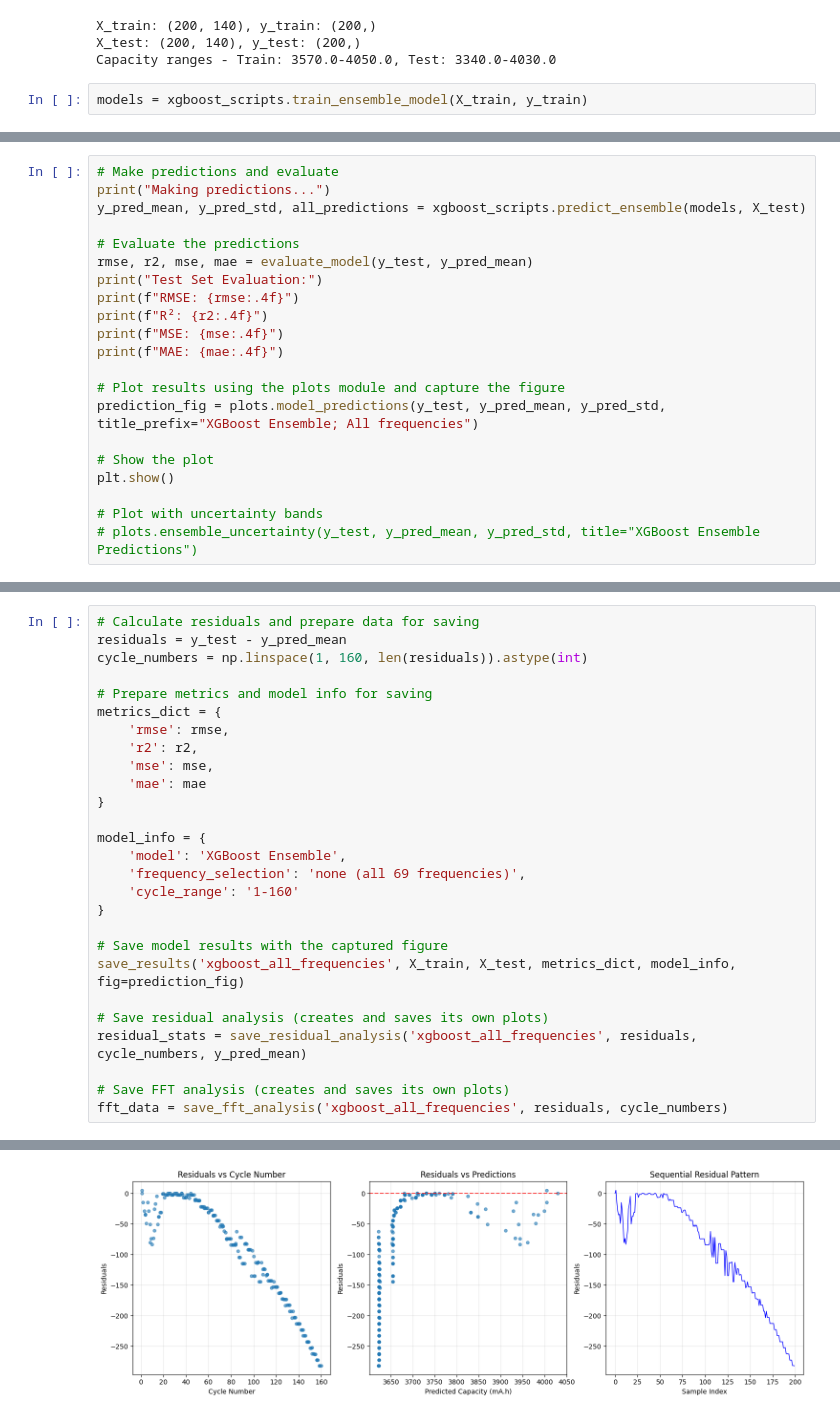
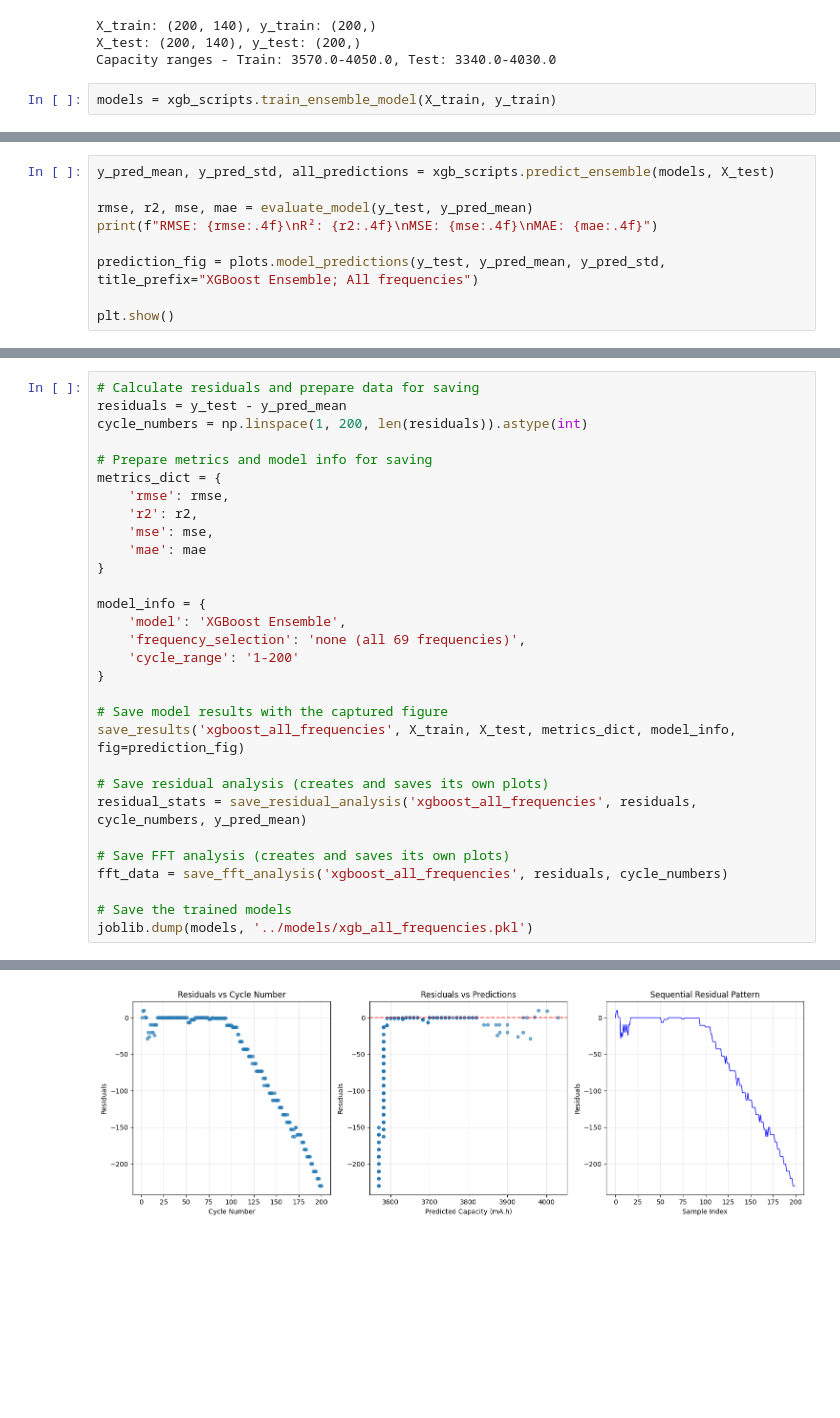
Before and after one commit to NithinJakrebet/eis-ml, a Jupyter notebook: notebooks/gradient_boosting.ipynb, the cells around one changed output, grey strips where cells are left out. Cells and saved outputs as stored; diff of their text form; blank space fills up the shorter version.

```diff
--- a/notebooks/gradient_boosting.ipynb
+++ b/notebooks/gradient_boosting.ipynb
@@ -40,4 +34,4 @@ X_train: (200, 140), y_train: (200,)
 X_test: (200, 140), y_test: (200,)
 Capacity ranges - Train: 3570.0-4050.0, Test: 3340.0-4030.0
 # %%
-models = xgboost_scripts.train_ensemble_model(X_train, y_train)
+models = xgb_scripts.train_ensemble_model(X_train, y_train)
@@ -47,22 +38,10 @@ Training ensemble of 10 XGBoost models...
 # %%
-# Make predictions and evaluate
-print("Making predictions...")
-y_pred_mean, y_pred_std, all_predictions = xgboost_scripts.predict_ensemble(models, X_test)
+y_pred_mean, y_pred_std, all_predictions = xgb_scripts.predict_ensemble(models, X_test)
 
-# Evaluate the predictions
 rmse, r2, mse, mae = evaluate_model(y_test, y_pred_mean)
-print("Test Set Evaluation:")
-print(f"RMSE: {rmse:.4f}")
-print(f"R²: {r2:.4f}")
-print(f"MSE: {mse:.4f}")
-print(f"MAE: {mae:.4f}")
+print(f"RMSE: {rmse:.4f}\nR²: {r2:.4f}\nMSE: {mse:.4f}\nMAE: {mae:.4f}")
 
-# Plot results using the plots module and capture the figure
 prediction_fig = plots.model_predictions(y_test, y_pred_mean, y_pred_std, title_prefix="XGBoost Ensemble; All frequencies")
 
-# Show the plot
 plt.show()
-
-# Plot with uncertainty bands
-# plots.ensemble_uncertainty(y_test, y_pred_mean, y_pred_std, title="XGBoost Ensemble Predictions")
 # %% [output]
@@ -82,7 +59,7 @@ XGBoost Ensemble; All frequencies Prediction Analysis:
 # %%
 # Calculate residuals and prepare data for saving
 residuals = y_test - y_pred_mean
-cycle_numbers = np.linspace(1, 160, len(residuals)).astype(int)
+cycle_numbers = np.linspace(1, 200, len(residuals)).astype(int)
 
 # Prepare metrics and model info for saving
 metrics_dict = {
@@ -95,7 +72,7 @@ metrics_dict = {
 model_info = {
     'model': 'XGBoost Ensemble',
     'frequency_selection': 'none (all 69 frequencies)',
-    'cycle_range': '1-160'
+    'cycle_range': '1-200'
 }
 
 # Save model results with the captured figure
@@ -106,4 +83,7 @@ residual_stats = save_residual_analysis('xgboost_all_frequencies', residuals, cy
 
 # Save FFT analysis (creates and saves its own plots)
 fft_data = save_fft_analysis('xgboost_all_frequencies', residuals, cycle_numbers)
+
+# Save the trained models
+joblib.dump(models, '../models/xgb_all_frequencies.pkl')
 # %% [output]
@@ -113 +94 @@ Saved residual plots: /Users/nithin.jakrebet/Desktop/eis-ml/scripts/../results/x
-[figure, old version]
+[figure, new version]
```
Also changed, not shown: parts of 36 cells of this notebook, 40 other files.
